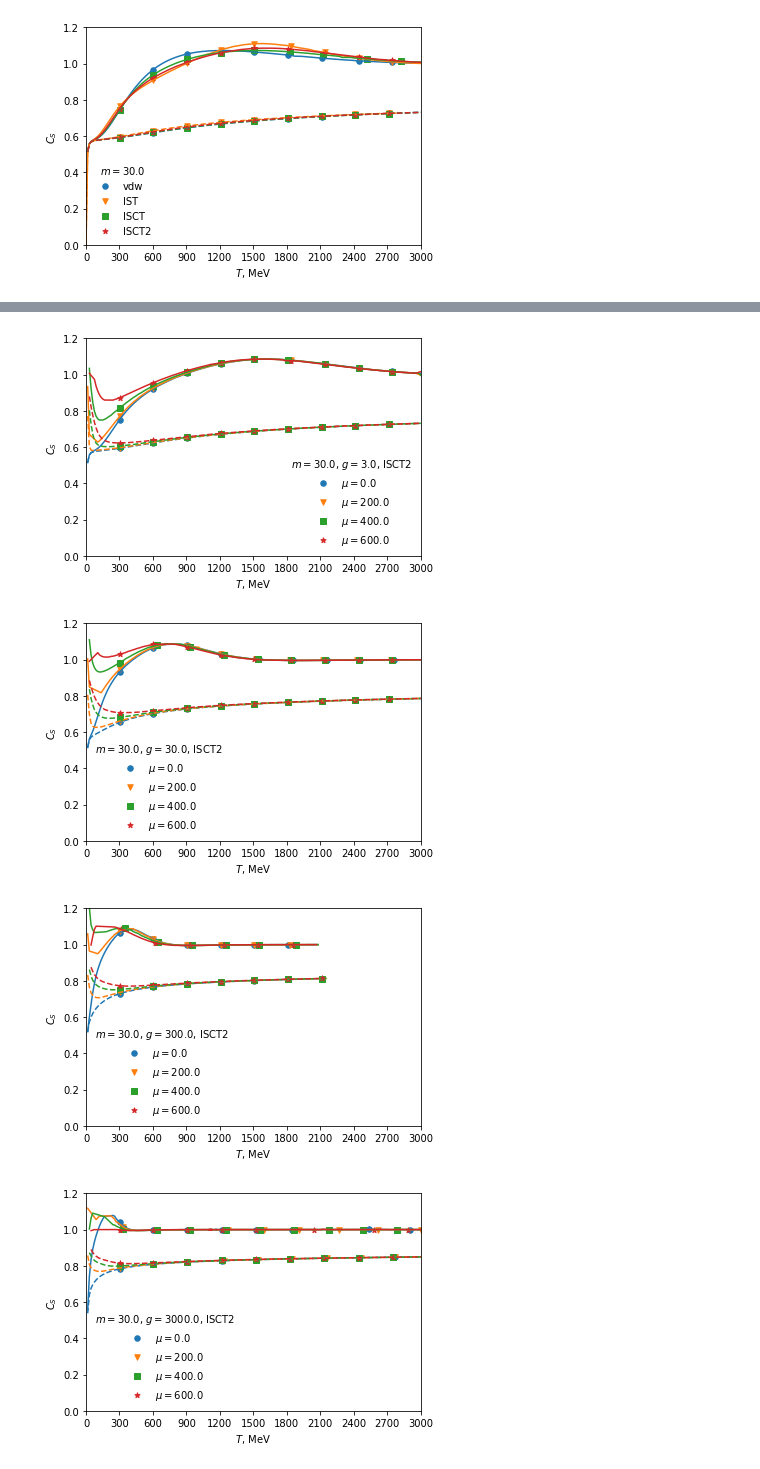
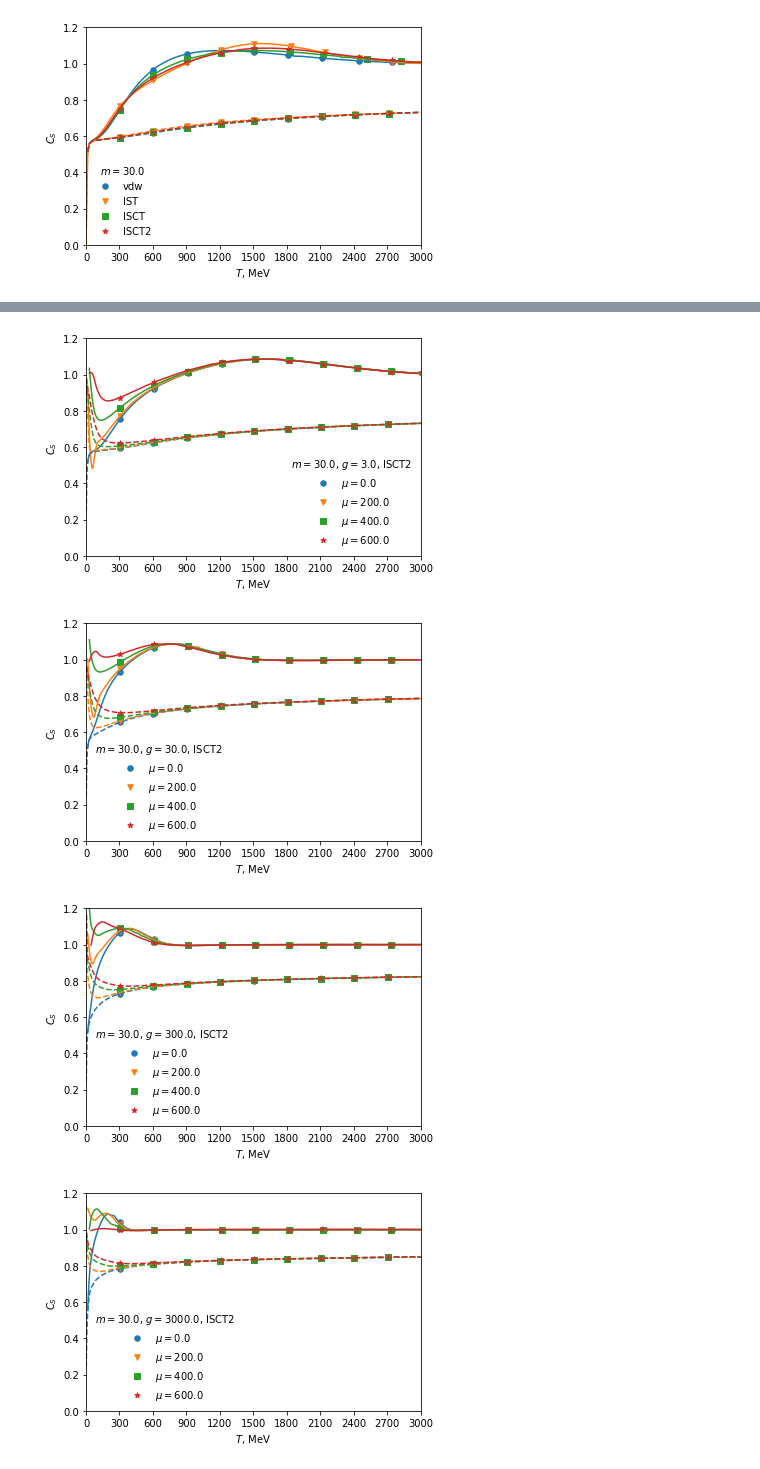
Before and after one commit to NazyS/relativistic-ISCT-EoS, a Jupyter notebook: visualization/notebook.ipynb, the cells around one changed output, grey strips where cells are left out. Saved outputs shown, nothing was run; the diff lists cells and outputs as text; code cells hidden in the pictures.

Commit message:
added splining and low T data plotting

```diff
--- a/visualization/notebook.ipynb
+++ b/visualization/notebook.ipynb
@@ -21,11 +22,16 @@ def get_df():
 
     # checking if exists extra data for same file (with obvious prefix)
     # if yes then concat it to main df
-    extradata_filepath = f'cs_sq_extradata_{particle_type}_b_{b}_{label}_g_{g}_R_{R}_mu_{mu}_.csv'
-    extradata_fullpath = os.path.join(data_folder, extradata_filepath)
-    if os.path.isfile(extradata_fullpath):
-        extra_df = pd.read_csv(extradata_fullpath)
-        df = df.append(extra_df)
+    prefixes = ['extradata', 'lowTdata', 'onlyT_2_data']
+    for prefix in prefixes:
+        extradata_filepath = f'cs_sq_{prefix}_{particle_type}_b_{b}_{label}_g_{g}_R_{R}_mu_{mu}_.csv'
+        extradata_fullpath = os.path.join(data_folder, extradata_filepath)
+        if os.path.isfile(extradata_fullpath):
+            extra_df = pd.read_csv(extradata_fullpath)
+            df = df.append(extra_df)
+
+    df = df.dropna(subset=['sp_of_snd_sq'])
+    df = df.sort_values('T')
     return df
 
 def get_plot_folder(folder_label):
@@ -38,17 +44,25 @@ def get_plot_folder(folder_label):
 def get_savepath():
     return os.path.join(plot_folder, plot_file)
 
-def make_axis_labels():
-    plt.xticks(np.arange(0,3001,300))
+def make_axis_labels(ticks=True):
+    if ticks:
+        plt.xticks(np.arange(0,3001,300))
     plt.xlabel('$T$, MeV')
     plt.ylabel('$C_S$')
 
-def plotting(main_linestyle, curve_label=None, s=30):
+def plotting(main_linestyle, curve_label=None, s=30, splining=True, kind='quadratic', **kwargs):
     df = get_df()
     if cleaning:
         df = clean_outliers_and_mask(df)
-    plt.plot( df['T'], np.sqrt(df['sp_of_snd_sq']), linestyle=main_linestyle)
-    plt.scatter(*evenly_spaced_data(df['T'], np.sqrt(df['sp_of_snd_sq'])), marker=next(markers), label=curve_label, s=s)
+    xdata = df['T']
+    ydata = np.sqrt(df['sp_of_snd_sq'])
+    if splining:
+        f = interp1d(xdata, ydata, kind=kind)
+        xdata = np.linspace(xdata.min(), xdata.max(), 500)
+        ydata = f(xdata)
+
+    plt.plot( xdata, ydata, linestyle=main_linestyle)
+    plt.scatter(*evenly_spaced_data(xdata, ydata, **kwargs), marker=next(markers), label=curve_label, s=s)
 # %%
 saving = False
 cleaning = True
@@ -430,8 +444,8 @@ for m in m_array:
 
             # plt.hlines(1, -100, 3e3 )
 
-            plt.xlim(0, 3e3)
-            plt.ylim(0,1.2)
+            plt.xlim(0., 3e3)
+            plt.ylim(0, 1.2)
 
             make_axis_labels()
 
@@ -452,4 +466,4 @@ for m in m_array:
-[figure, old version]
+[figure, new version]
-[figure, old version]
+[figure, new version]
-[figure, old version]
+[figure, new version]
-[figure, old version]
+[figure, new version]
```
Also changed, not shown: parts of 6 cells of this notebook.
